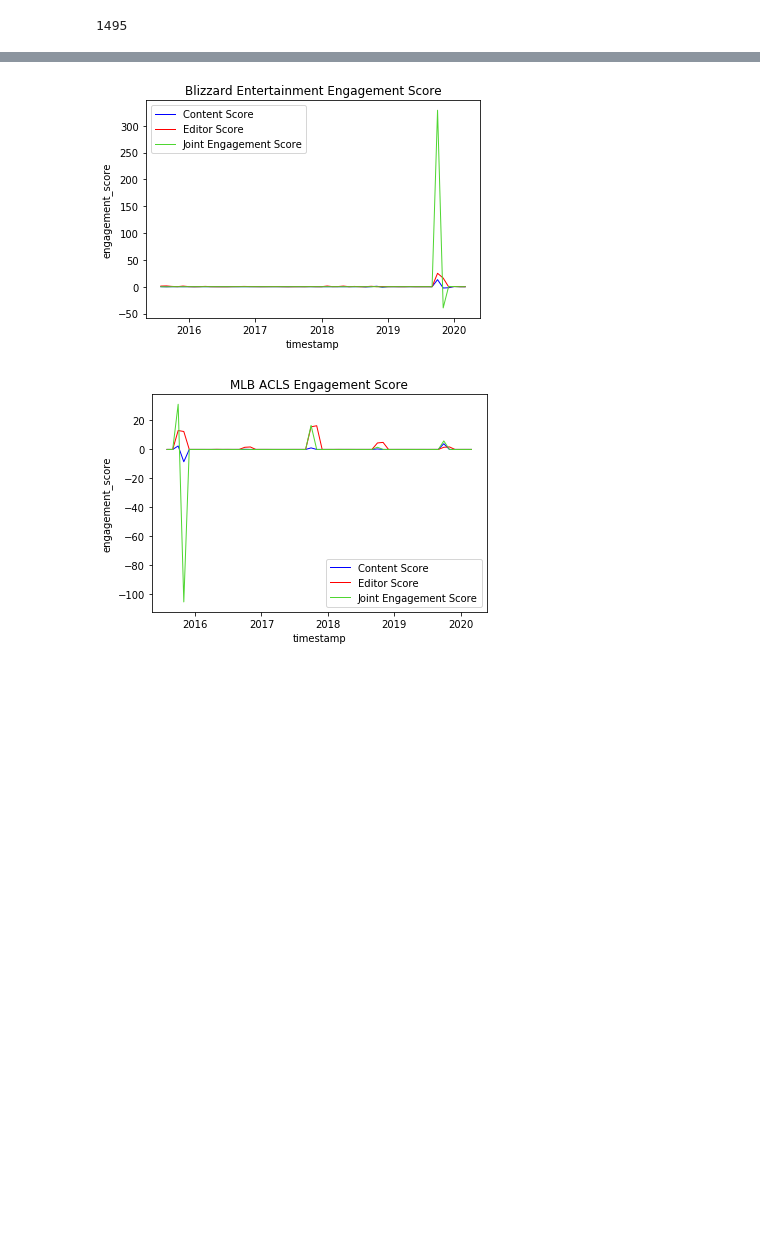
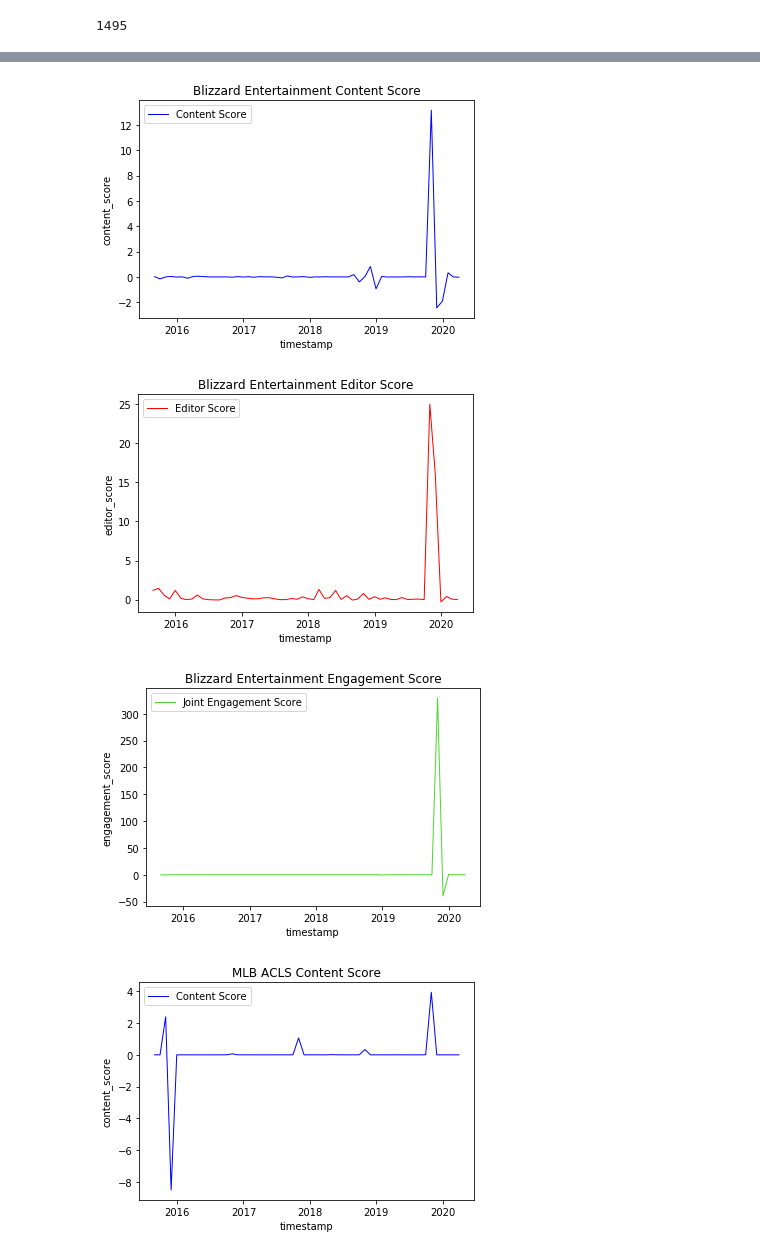
Before and after one commit to Jonwlin/DSC180B, a Jupyter notebook: notebooks/WikiEngagementEDA.ipynb, the cells around one changed output, grey strips where cells are left out. Drawn from its saved outputs; the diff is of its cells as text; code cells hidden in the pictures; blank space fills up the shorter version.

```diff
--- a/notebooks/WikiEngagementEDA.ipynb
+++ b/notebooks/WikiEngagementEDA.ipynb
@@ -239,8 +242,8 @@ db_outfile = "../data/temp/articles.db"
 pageviews_outfile = "../data/temp/pageviews.csv"
 output_dir = "../data/out"
 
-content_score = content_engagement_score(pageviews_outfile, db_outfile, output_dir + "/content_engagement.csv")
-content_score['article_title'].nunique()
+content_scores = content_engagement_score(pageviews_outfile, db_outfile, output_dir + "/content_engagement.csv")
+content_scores['article_title'].nunique()
 # %% [output]
 Writing Content Engagement Score to -- ../data/out/content_engagement.csv
 1495
@@ -282,19 +249,0 @@ for article in articles:
-# %%
-def joint_engagement(content_df, editor_df, article_name, outfile="./data/out"):
-    editor_score = list(editor_df[editor_df['timestamp'] > '2015-08-01']['editor_engagement'])
-
-    timestamps = list(content_df[content_df['article_title'] == article_name]['timestamp'])
-
-    content_score = list(content_df[content_df['article_title'] == article_name]['content_engagement'])
-
-    joint_score = [editor_score[i] * content_score[i] for i in range(len(editor_score))]
-
-    df = pd.DataFrame({"article_title": [article_name for _ in range(len(joint_score))],
-                       "timestamp": timestamps,
-                       "editor_score": editor_score,
-                       "content_score": content_score,
-                       "engagement_score": joint_score})
-
-    df.to_csv(outfile + "/" + article_name + "-score.csv")
-
-    return df
@@ -305,0 +254,7 @@ joint_blizzard
+# %%
+from engagement_score import joint_engagement
+
+engagement_score_outfile = '../data/out/engagement-score.csv'
+
+engagement_df = joint_engagement(content_scores, editor_scores, engagement_score_outfile)
+engagement_df
@@ -324,32 +353,46 @@ No handles with labels found to put in legend.
 # %%
+joint_df = engagement_df
+
+joint_blizzard = joint_df[joint_df['article_title'] == "Blizzard_Entertainment"]
+
 sns.set_context(rc={"lines.linewidth": 1.0})
 
 ax = sns.lineplot(x='timestamp', y='content_score', data=joint_blizzard, label="Content Score", color="blue")
 ax.set_title("Blizzard Entertainment Content Score")
 
+plt.show()
+
 ax = sns.lineplot(x='timestamp', y='editor_score', data=joint_blizzard, label="Editor Score", color="red")
 ax.set_title("Blizzard Entertainment Editor Score")
+
+plt.show()
 
 ax = sns.lineplot(x='timestamp', y='engagement_score', data=joint_blizzard, label="Joint Engagement Score", color="#4FD632")
 
 ax.set_title("Blizzard Entertainment Engagement Score")
 ax.legend()
 
 plt.show()
 
-joint_mlb = joint_engagement(content_score, mlb_df, "American_League_Championship_Series", '../data/out')
+joint_mlb = joint_df[joint_df['article_title'] == "American_League_Championship_Series"]
 
 ax = sns.lineplot(x='timestamp', y='content_score', data=joint_mlb, label="Content Score", color="blue")
 ax.set_title("MLB ACLS Content Score")
+plt.show()
+
 
 ax = sns.lineplot(x='timestamp', y='editor_score', data=joint_mlb, label="Editor Score", color="red")
 ax.set_title("MLB ACLS Editor Score")
+
+plt.show()
 
 ax = sns.lineplot(x='timestamp', y='engagement_score', data=joint_mlb, label="Joint Engagement Score", color="#4FD632")
 ax.set_title("MLB ACLS Engagement Score")
 ax.legend()
 
 plt.show()
 # %% [output]
-[figure, old version]
+[figure, new version]
-[figure, old version]
+[figure, new version]
+[figure, added]
+[figure, added]
```
Also changed, not shown: parts of 21 cells of this notebook, 2 other files.
